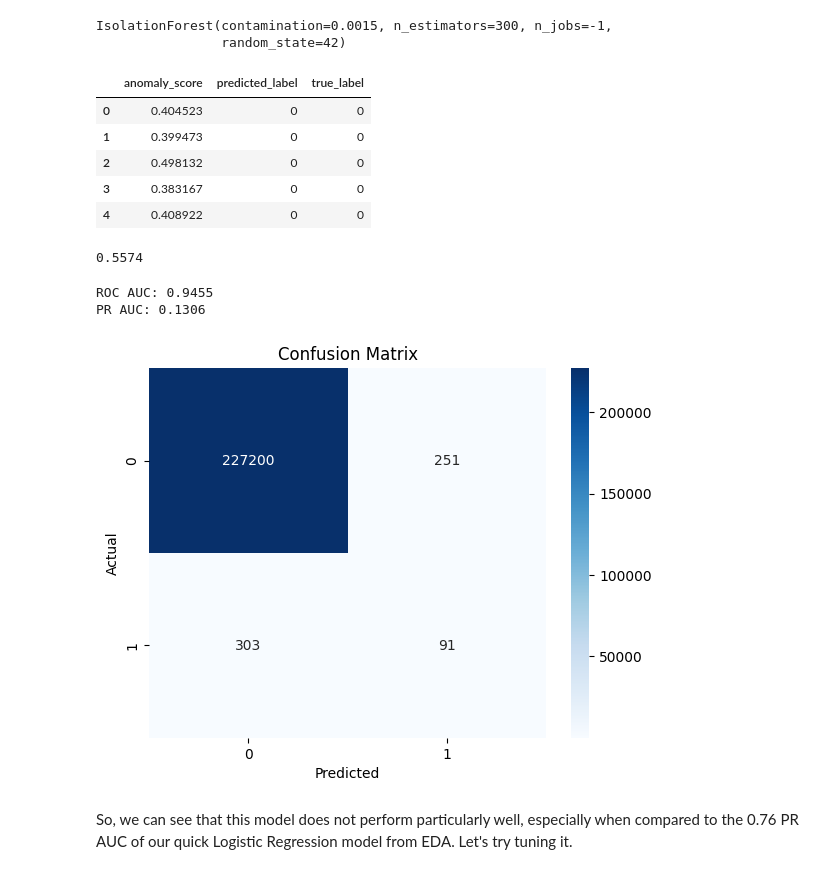
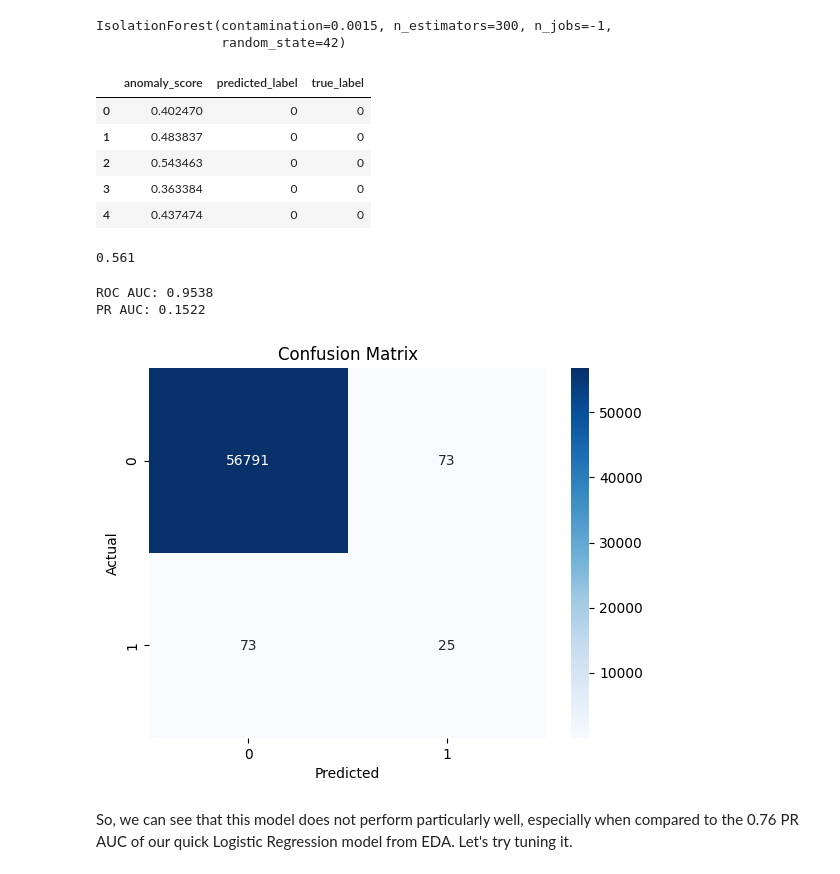
Before and after one commit to LukeHardy721/Fraud-Detection, a Jupyter notebook: notebooks/isolation_forest.ipynb, the cells around one changed output. Cells and saved outputs as stored; diff of their text form; code cells hidden in the pictures.

```diff
--- a/notebooks/isolation_forest.ipynb
+++ b/notebooks/isolation_forest.ipynb
@@ -21,15 +21,15 @@ print(df.shape)
 # Exclude labels
 
 y_train = train_df['Class']
-X_train = train_df.copy().drop('Class', axis=1)
+X_train = train_df.drop(columns=['Class'])
 
 X_train.columns
 
 y_test = test_df['Class']
-X_test = test_df.copy().drop('Class', axis=1)
+X_test = test_df.drop(columns=['Class'])
 
 labels = df['Class']
-df_unlabelled = df.copy().drop('Class', axis=1)
+df_unlabelled = df.drop(columns=['Class'])
 # %% [markdown]
 ## Model Building
 # %%
@@ -50,59 +48,55 @@ iso.fit(X_train)
 IsolationForest(contamination=0.0015, n_estimators=300, n_jobs=-1,
                 random_state=42)
 # %%
-# Raw anomaly scores (lower = more anomalous)
-raw_scores = iso.score_samples(X_train)
+raw_scores = iso.score_samples(X_test)
 
-# Flip sign so higher = more anomalous
 anomaly_scores = -raw_scores
 
-# Binary predictions (-1 = anomaly, 1 = normal) → convert to 0/1
-pred_labels = (iso.predict(X_train) == -1).astype(int)
+pred_labels = (iso.predict(X_test) == -1).astype(int)
 
-# Put into a DataFrame for inspection
 results = pd.DataFrame({
     "anomaly_score": anomaly_scores,
     "predicted_label": pred_labels,
-    "true_label": y_train  # only for later evaluation
-}, index=X_train.index)
+    "true_label": y_test  # only for later evaluation
+}, index=X_test.index)
 
 results.head()
 # %% [output]
 |  | anomaly_score | predicted_label | true_label |
-| 0 | 0.404523 | 0 | 0 |
-| 1 | 0.399473 | 0 | 0 |
-| 2 | 0.498132 | 0 | 0 |
-| 3 | 0.383167 | 0 | 0 |
-| 4 | 0.408922 | 0 | 0 |
+| 0 | 0.402470 | 0 | 0 |
+| 1 | 0.483837 | 0 | 0 |
+| 2 | 0.543463 | 0 | 0 |
+| 3 | 0.363384 | 0 | 0 |
+| 4 | 0.437474 | 0 | 0 |
 # %%
 import numpy as np
 
 cutoff = np.quantile(anomaly_scores, 0.985)
 print(cutoff.round(4))
 # %% [output]
-0.5574
+0.561
 # %%
 from sklearn.metrics import roc_auc_score, average_precision_score, confusion_matrix
 import seaborn as sns
 import matplotlib.pyplot as plt
 
-roc = roc_auc_score(y_train, anomaly_scores)
-pr_auc = average_precision_score(y_train, anomaly_scores)
-cm = confusion_matrix(y_train, pred_labels)
+roc = roc_auc_score(y_test, anomaly_scores)
+pr_auc = average_precision_score(y_test, anomaly_scores)
+cm = confusion_matrix(y_test, pred_labels)
 
 print(f"ROC AUC: {roc:.4f}")
 print(f"PR AUC: {pr_auc:.4f}")
 
 # Confusion Matrix
-sns.heatmap(confusion_matrix(y_train, pred_labels), annot=True, fmt='d', cmap='Blues')
+sns.heatmap(confusion_matrix(y_test, pred_labels), annot=True, fmt='d', cmap='Blues')
 plt.title("Confusion Matrix")
 plt.xlabel("Predicted")
 plt.ylabel("Actual")
 plt.show()
 # %% [output]
-ROC AUC: 0.9455
-PR AUC: 0.1306
+ROC AUC: 0.9538
+PR AUC: 0.1522
-[figure, old version]
+[figure, new version]
 # %% [markdown]
 So, we can see that this model does not perform particularly well, especially when compared to the 0.76 PR AUC of our quick Logistic Regression model from EDA. Let's try tuning it.
 # %% [markdown]
```
Also changed, not shown: parts of 5 cells of this notebook, 2 other files.
